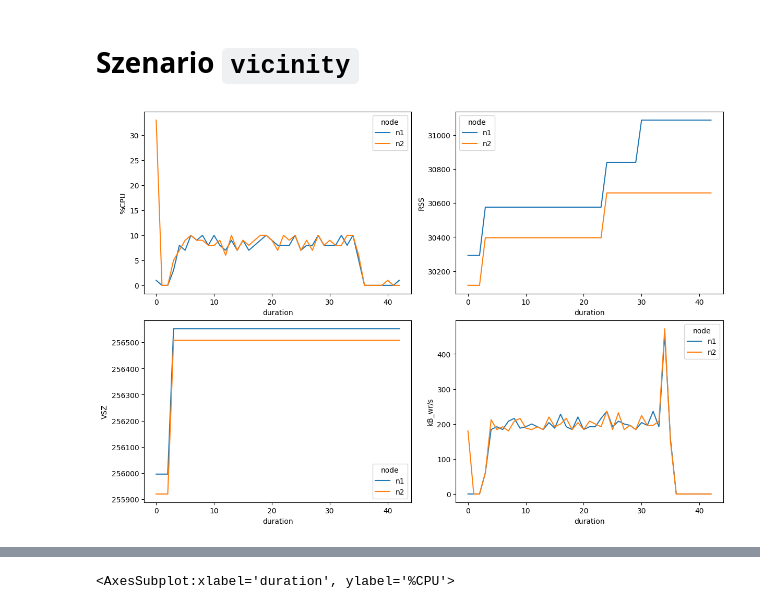
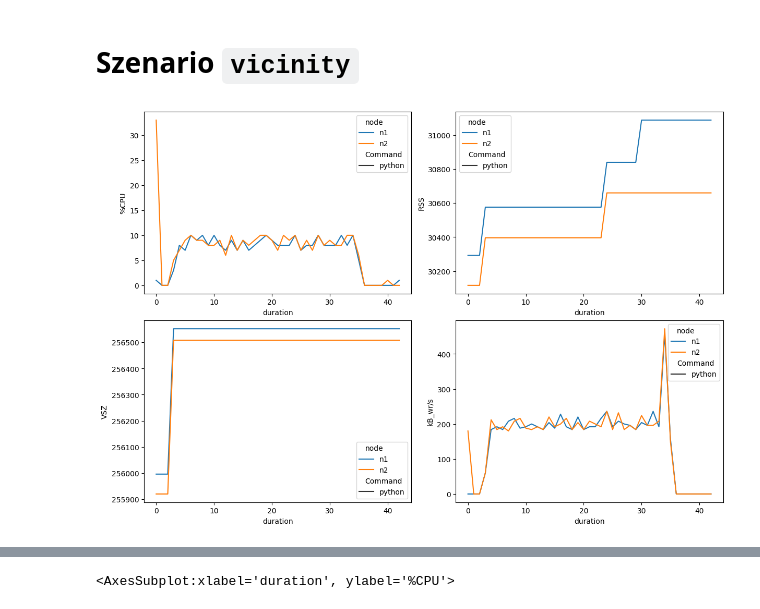
Before and after one commit to teschmitt/monntpy-lab, a Jupyter notebook: net-emu/eval/moNNTpy-Eval.ipynb, the cells around one changed output, grey strips where cells are left out. Drawn from its saved outputs; the diff is of its cells as text; code cells hidden in the pictures.

```diff
--- a/net-emu/eval/moNNTpy-Eval.ipynb
+++ b/net-emu/eval/moNNTpy-Eval.ipynb
@@ -30,15 +36,18 @@ def get_pidstat_df(reports_dir, nodes):
     return pidstat_df
 # %% [markdown]
 # Szenario `vicinity`
-# %%
-reports_dir = sorted(glob.glob("vicinity/results*"))[-1] # get latest results
-nodes = ["n1", "n2"]
-
-pidstat_df = get_pidstat_df(reports_dir, nodes)
-cols, rows = [2, 2]
-
-fig, ax = plt.subplots(rows, cols, figsize=(12, 8), constrained_layout=True)
-for i, g in enumerate(["%CPU", "RSS", "VSZ", "kB_wr/s"]):
-    sns.lineplot(data=pidstat_df, x="duration", y=g, hue="node", ax=ax[i // rows][i % cols])
-# %% [output]
-[figure, removed]
+# %%
+reports_dir = "vicinity/results-vicinity-1662842855"  # sorted(glob.glob("vicinity/results*"))[-1] # get latest results
+nodes = ["n1", "n2"]
+processes = ["python", "dtnd"]
+pidstat_df = get_pidstat_df(reports_dir, nodes)
+
+cols, rows = [2, 2]
+
+fig, ax = plt.subplots(rows, cols, figsize=(12, 8), constrained_layout=True)
+for i, g in enumerate(["%CPU", "RSS", "VSZ", "kB_wr/s"]):
+    sns.lineplot(
+        data=pidstat_df[pidstat_df["Command"].isin(processes)],
+        x="duration", y=g, hue="node", style="Command", ax=ax[i // rows][i % cols])
+# %% [output]
+[figure, added]
```
Also changed, not shown: parts of 8 cells of this notebook, 2 other files.
